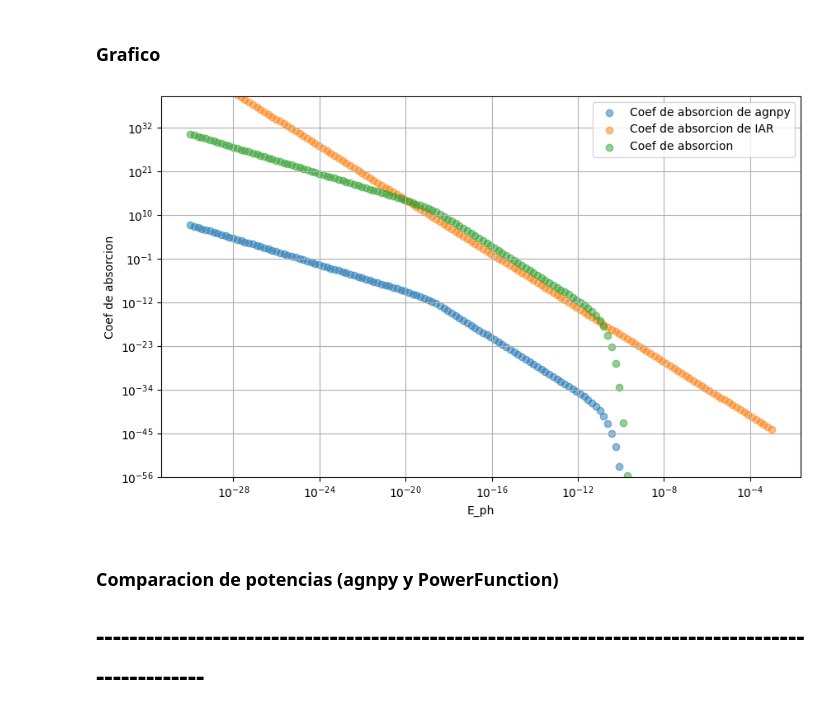
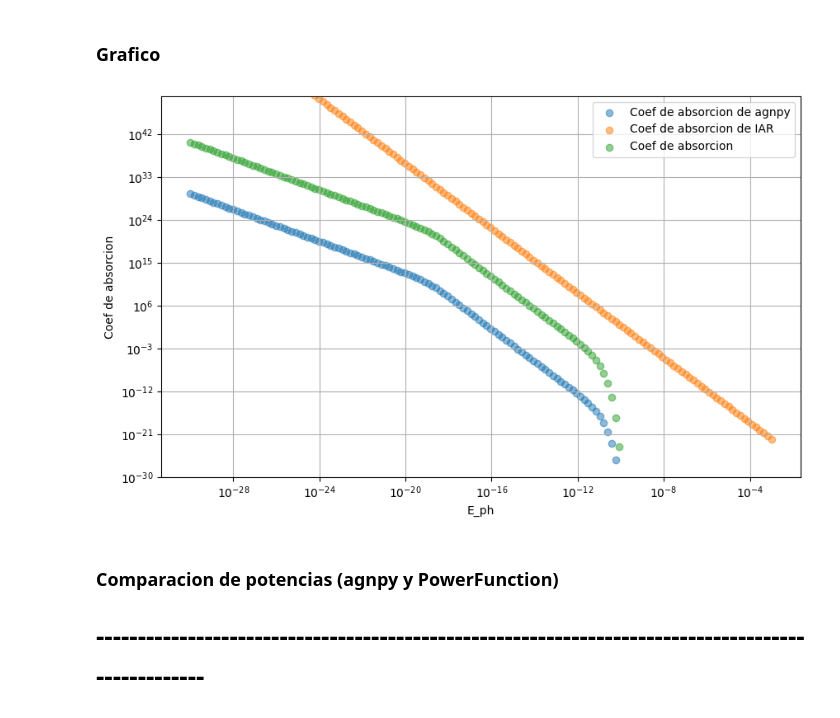
Before and after one commit to santimda/ExtendedJet, a Jupyter notebook: emisividad1.ipynb, the cells around one changed output. Cells and saved outputs as stored; diff of their text form; code cells hidden in the pictures.

```diff
--- a/emisividad1.ipynb
+++ b/emisividad1.ipynb
@@ -106,7 +104,7 @@ Emin = 2*m_e*c**2
 Emax = 1e4*m_e*c**2
 E = np.geomspace(Emin, Emax, 100)
 p = 2.8
-K_0=1
+K_0=1e22
 N = K_0*np.power(E, -p)
 B = 1
 E_ph = np.geomspace(1e-30, 1e-3, 150)
@@ -125,21 +123,21 @@ def k_SSA(E_ph, eVec, neVec, bField):
 
     #we create a function that relates N with E, instead of 2 column table
     logne = interp1d(np.log(eVec), np.log(neVec), bounds_error=False, fill_value="extrapolate")
-
     def ne_e2(E_e):
         return np.exp(logne(np.log(E_e)))/(E_e*E_e)
 
     #We define the integrand, the function that we will integrate
     def integrand(loge, E_ph, bField):
         E_e = np.exp(loge)
-        der_factor = derivative(logne, loge) - 2. #For a power law, the derivative should be (-p)
+        der_factor = derivative(logne, loge) - 2 #For a power law, the derivative should be (-p)
         if der_factor < 0. and der_factor > -10.:
+            print('E_e es:',E_e, 'integrand:', E_e * PowerFunction(E_ph, E_e, bField) * E_e * ne_e2(E_e) * der_factor)
             return E_e * PowerFunction(E_ph, E_e, bField) * E_e * ne_e2(E_e) * der_factor
         else:
             return 0.
         #return e * Psyn(freq*h, e, bField) * e * ne_e2(e)
     integral = integrate.quad(integrand, np.log(eVec[0]*1.1), np.log(eVec[-1]/1.1), args=(E_ph, bField))[0]
-    return - h**3/(m_e**2 * c**2)* 1/ (8.*np.pi*E_ph*E_ph) * integral
+    return - h**3*c**2/ (8.*np.pi*E_ph*E_ph) * integral
 # %%
 Emin = 2*m_e*c**2
 Emax = 1e4*m_e*c**2
@@ -149,6 +147,10 @@ K_0=1
 N = K_0*np.power(E, -p)
 B = 1
 E_ph = np.geomspace(1e-30, 1e-3, 150)
+
+P = np.zeros((np.size(E_ph), np.size(E)))
+for i, e_ in enumerate(E_ph):
+    P[i] = PowerFunction(e_, E, B)
 # %%
 k_vec = np.zeros_like(E_ph)
 for i, e_ in enumerate(E_ph):
@@ -189,26 +195,26 @@ for i, e_ in enumerate(E_ph):
 # %%
 # Plotting
 plt.figure(figsize=(10, 6))
 
 # Plot single-particle synchrotron power
 plt.scatter(E_ph, cte_abs, label="Coef de absorcion de agnpy", marker='o', alpha=0.5)
 plt.scatter(E_ph, alpha, label="Coef de absorcion de IAR", marker='o', alpha=0.5)
 # Plot power function
 plt.scatter(E_ph, k_vec, label="Coef de absorcion", marker='o', alpha=0.5)
 
 # Labels and title
 plt.xlabel("E_ph")
 plt.ylabel("Coef de absorcion")
 plt.title("")
 plt.legend(bbox_to_anchor=[1, 1])
 plt.grid()
-plt.ylim(1e-56,1e40)
+plt.ylim(1e-30,1e50)
 plt.xscale('log')
 plt.yscale('log')
 # Show the plot
 plt.show()
 # %% [output]
-[figure, old version]
+[figure, new version]
 # %%
 P = np.zeros((np.size(E_ph), np.size(E)))
 for i, e_ in enumerate(E_ph):
```
Also changed, not shown: parts of 8 cells of this notebook, 1 other file.
